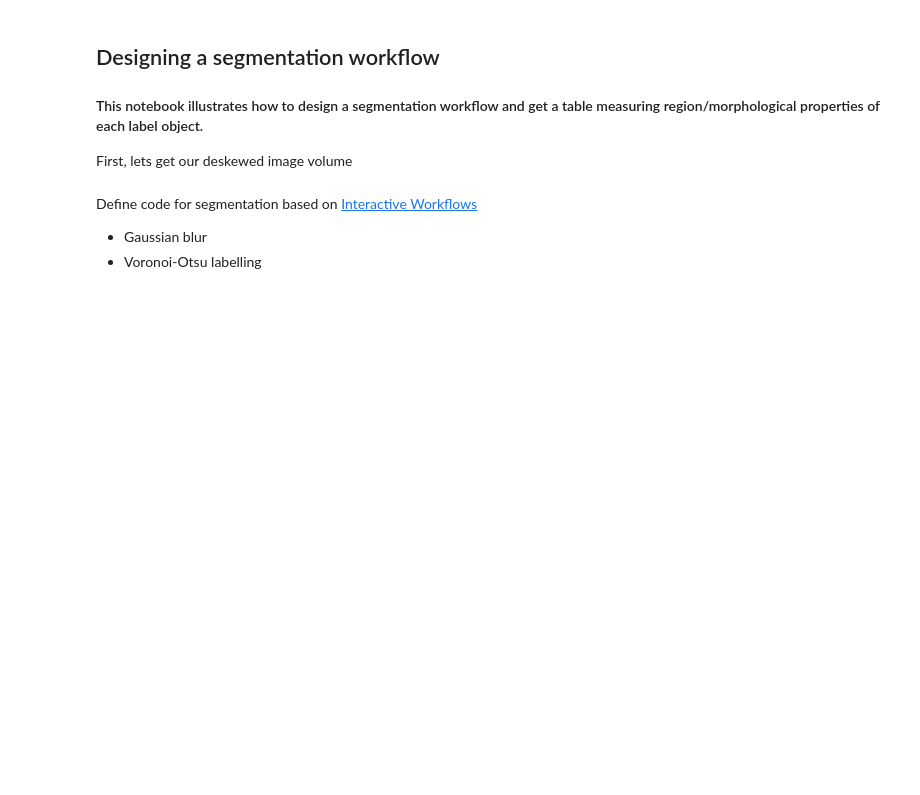
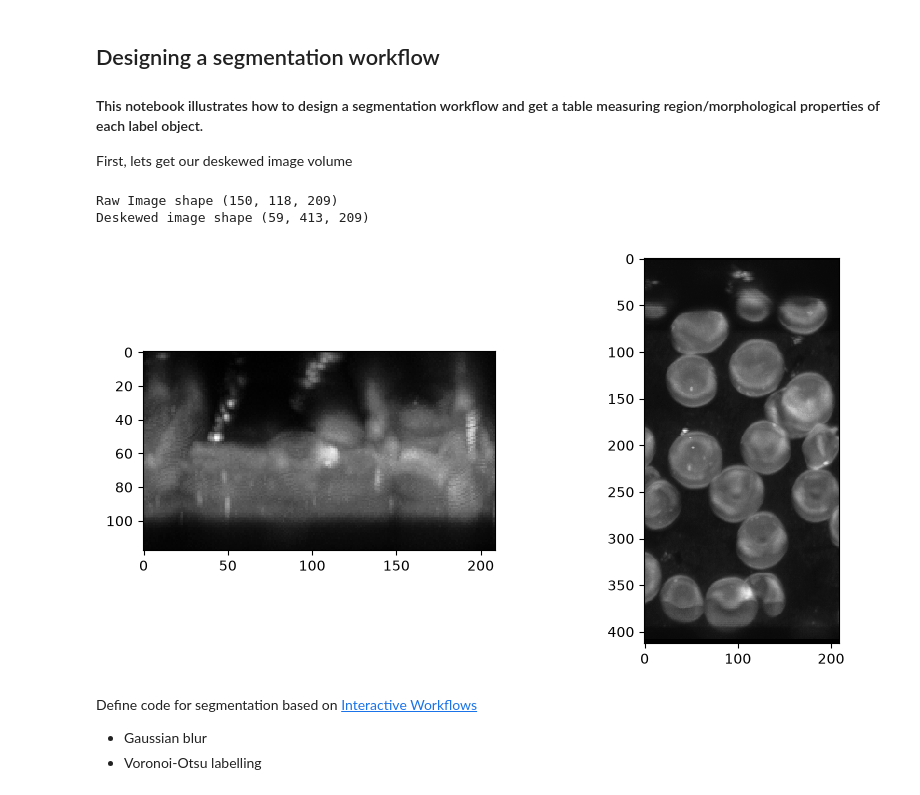
Before and after one commit to BioimageAnalysisCoreWEHI/napari_lattice, a Jupyter notebook: workflow_examples/regionprops_workflow/Segmentation_regionprops_workflow.ipynb, the cells around one changed output. Cells and saved outputs as stored; diff of their text form; code cells hidden in the pictures; blank space fills up the shorter version.

```diff
--- a/workflow_examples/regionprops_workflow/Segmentation_regionprops_workflow.ipynb
+++ b/workflow_examples/regionprops_workflow/Segmentation_regionprops_workflow.ipynb
@@ -7,29 +7,33 @@ First, lets get our deskewed image volume
 # %%
 from skimage.io import imread,imsave
 import pyclesperanto_prototype as cle
 import matplotlib.pyplot as plt
 
 
-img = imread("./RBC_lattice.tif")
+img = imread("../RBC_lattice.tif")
 voxel_size_x_in_microns = 0.145
 voxel_size_y_in_microns = 0.145
 voxel_size_z_in_microns = 0.3
 deskewing_angle_in_degrees = 30
 print(f"Raw Image shape {img.shape}")
 
 deskewed_img = cle.deskew_y(input_image = img,
                             angle_in_degrees =deskewing_angle_in_degrees,
                             voxel_size_x=voxel_size_x_in_microns,
                             voxel_size_y= voxel_size_y_in_microns,
                             voxel_size_z=voxel_size_z_in_microns,
                             linear_interpolation=True)
 
 print(f"Deskewed image shape {deskewed_img.shape}")
 
 fig, axs = plt.subplots(1, 2, figsize=(10, 5))
 
 cle.imshow(img, plot=axs[0])
 cle.imshow(deskewed_img, plot=axs[1])
+# %% [output]
+Raw Image shape (150, 118, 209)
+Deskewed image shape (59, 413, 209)
+[figure, added]
 # %% [markdown]
 Define code for segmentation based on [Interactive Workflows](https://github.com/BioimageAnalysisCoreWEHI/napari_lattice/wiki/5.-Workflows-(Interactive:-no-coding)#interactive)
 
```
Also changed, not shown: parts of 8 cells of this notebook, 4 other files.
